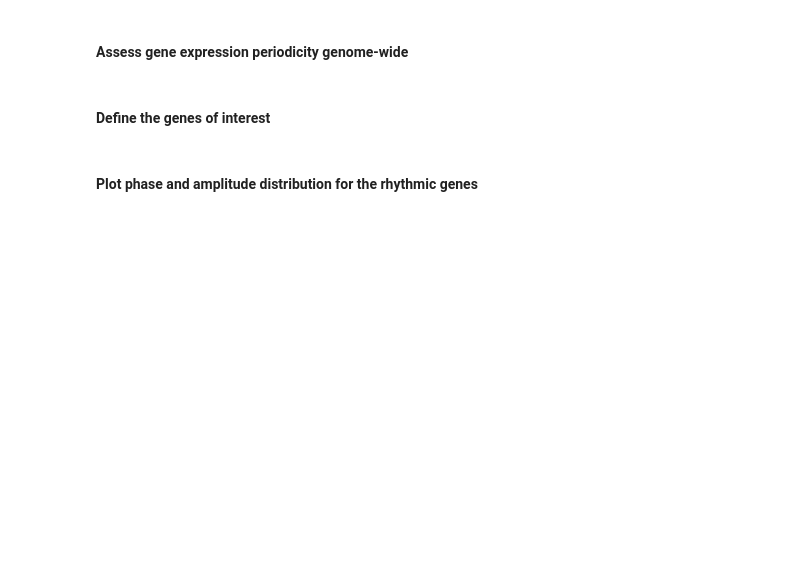
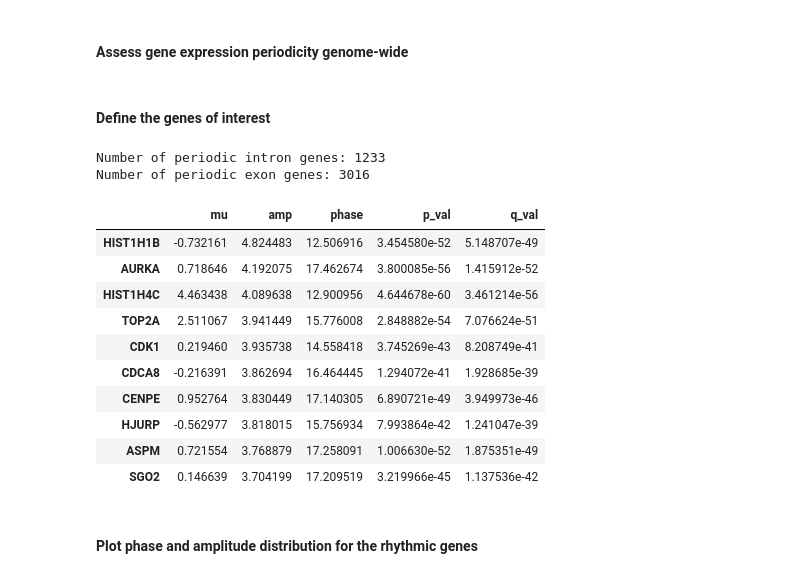
Before and after one commit to AlexiaGiroud/GenomeToFunction-exo3-G22, a Jupyter notebook: Exercise_Week10_11_B_Exercises.ipynb, the cells around one changed output. Saved outputs shown, nothing was run; the diff lists cells and outputs as text; code cells hidden in the pictures; blank space fills up the shorter version.

```diff
--- a/Exercise_Week10_11_B_Exercises.ipynb
+++ b/Exercise_Week10_11_B_Exercises.ipynb
@@ -569,8 +719,42 @@ results_exon = fit_harmo(dat_exon_fit, time, T)
 # %%
 # Get the genes with significant periodic gene expression in introns and exons
 #genes_per_introns = np.logical_and(..., ...)
-#...
-#...
+
+
+# Answer 1.4.1
+
+q_thresh = 0.05
+amp_thresh_intron = 0.5   # log2 peak-to-trough > 0.5 for introns
+amp_thresh_exon   = 0.25  # log2 peak-to-trough > 0.25 for exons
+
+mask_intron = (results_intron["q_val"] < q_thresh) & \
+              (results_intron["amp"]   > amp_thresh_intron)
+
+mask_exon   = (results_exon["q_val"]   < q_thresh) & \
+              (results_exon["amp"]     > amp_thresh_exon)
+
+genes_per_introns = results_intron[mask_intron]
+genes_per_exons   = results_exon[mask_exon]
+
+print("Number of periodic intron genes:", genes_per_introns.shape[0])
+print("Number of periodic exon genes:",   genes_per_exons.shape[0])
+
+genes_per_introns.sort_values("amp", ascending=False).head(10)
+genes_per_exons.sort_values("amp", ascending=False).head(10)
+# %% [output]
+Number of periodic intron genes: 1233
+Number of periodic exon genes: 3016
+|  | mu | amp | phase | p_val | q_val |
+| HIST1H1B | -0.732161 | 4.824483 | 12.506916 | 3.454580e-52 | 5.148707e-49 |
+| AURKA | 0.718646 | 4.192075 | 17.462674 | 3.800085e-56 | 1.415912e-52 |
+| HIST1H4C | 4.463438 | 4.089638 | 12.900956 | 4.644678e-60 | 3.461214e-56 |
+| TOP2A | 2.511067 | 3.941449 | 15.776008 | 2.848882e-54 | 7.076624e-51 |
+| CDK1 | 0.219460 | 3.935738 | 14.558418 | 3.745269e-43 | 8.208749e-41 |
+| CDCA8 | -0.216391 | 3.862694 | 16.464445 | 1.294072e-41 | 1.928685e-39 |
+| CENPE | 0.952764 | 3.830449 | 17.140305 | 6.890721e-49 | 3.949973e-46 |
+| HJURP | -0.562977 | 3.818015 | 15.756934 | 7.993864e-42 | 1.241047e-39 |
+| ASPM | 0.721554 | 3.768879 | 17.258091 | 1.006630e-52 | 1.875351e-49 |
+| SGO2 | 0.146639 | 3.704199 | 17.209519 | 3.219966e-45 | 1.137536e-42 |
 # %% [markdown]
 #### Plot phase and amplitude distribution for the rhythmic genes
 # %%
```
Also changed, not shown: parts of 11 cells of this notebook, 3 other files.
